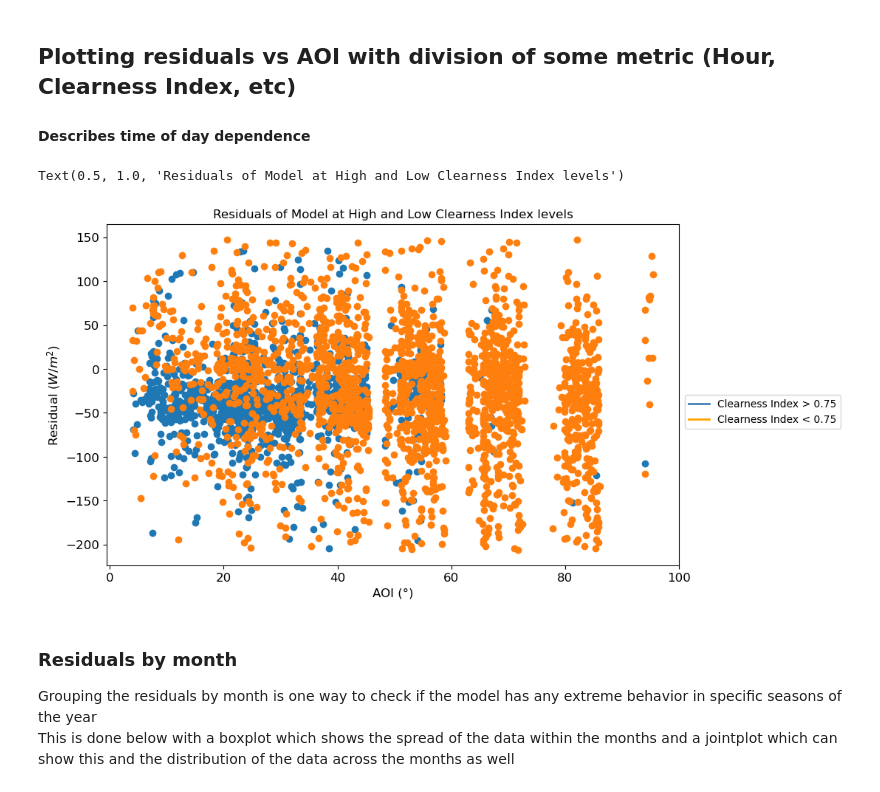
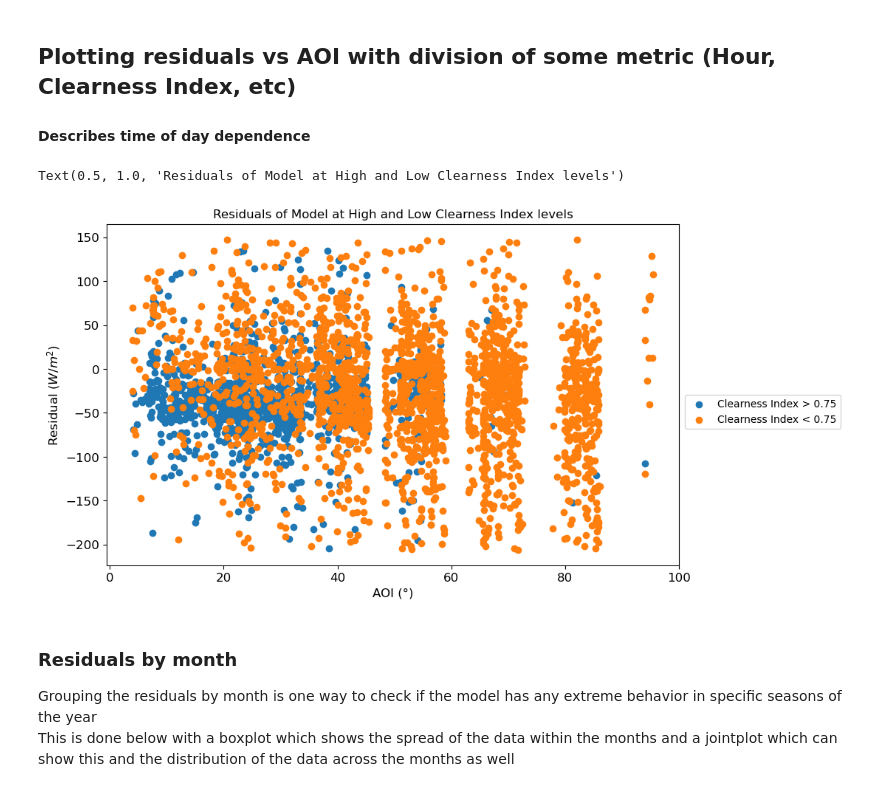
Before and after one commit to lmdeville/PV-Modeling, a Jupyter notebook: Model Validation/DNI Estim Validation.ipynb, the cells around one changed output. Cells and saved outputs as stored; diff of their text form; code cells hidden in the pictures.

```diff
--- a/Model Validation/DNI Estim Validation.ipynb
+++ b/Model Validation/DNI Estim Validation.ipynb
@@ -369,24 +312,20 @@ Text(764.6928104575164, 0.5, 'Model Residuals ($W/m^2$)')
 # %%
 metric = 'Clearness Index'
 bound = 0.75
 
 df_h = df[df[metric] > bound]
 df_l = df[df[metric] < bound]
 
-plt.scatter(x=df_h['AOI'], y=df_h['resid_trim'])
-plt.scatter(x=df_l['AOI'], y=df_l['resid_trim'])
+plt.scatter(x=df_h['AOI'], y=df_h['resid_trim'], label=(metric+' > '+str(bound)))
+plt.scatter(x=df_l['AOI'], y=df_l['resid_trim'], label=(metric+' < '+str(bound)))
 
 plt.ylabel('Residual ($W/m^2$)')
 plt.xlabel('AOI (°)')
-
-line_1 = Line2D([0], [0], color='steelblue', linewidth=2, linestyle='-',label=(metric+' > '+str(bound)))
-line_3 = Line2D([0], [0], color='orange', linewidth=2, linestyle='-',label=(metric+' < '+str(bound)))
-lines = [line_1,line_3]
-plt.legend(prop=dict(size='small'), loc=[1.01, 0.4],handles=lines)
+plt.legend(prop=dict(size='small'), loc=[1.01, 0.4])
 plt.title('Residuals of Model at High and Low '+metric+' levels')
 # %% [output]
 Text(0.5, 1.0, 'Residuals of Model at High and Low Clearness Index levels')
-[figure, old version]
+[figure, new version]
 # %% [markdown]
 ### Residuals by month
 Grouping the residuals by month is one way to check if the model has any extreme behavior in specific seasons of the year \
```
Also changed, not shown: parts of 9 cells of this notebook.
